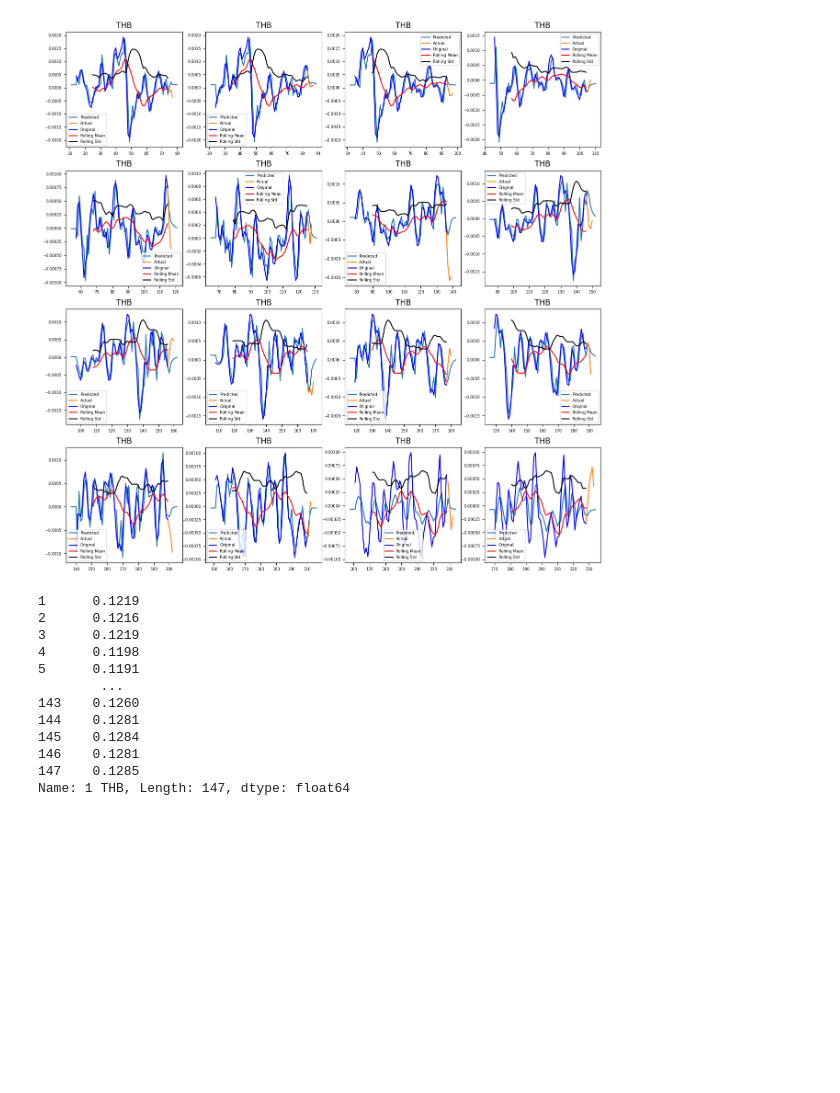
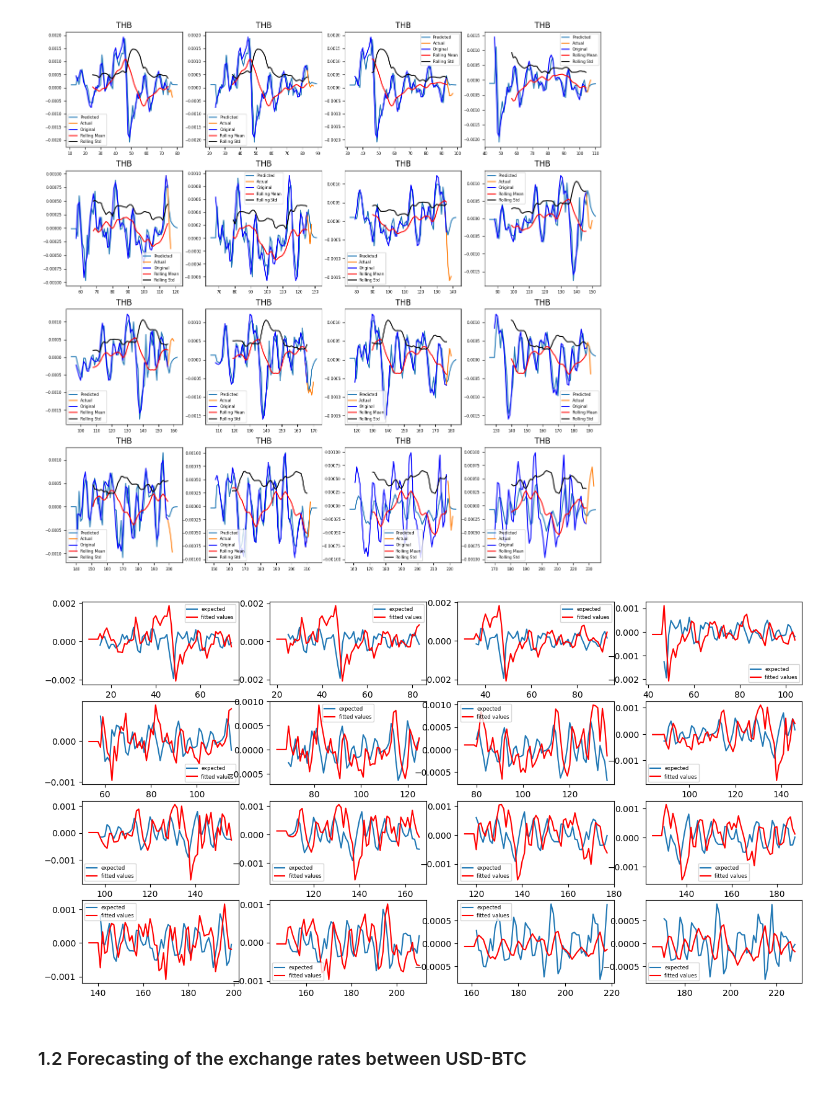
Before and after one commit to al3xkras/arima-python-examples, a Jupyter notebook: arima-currency-analysis/CurrencyAnalysis-ARIMA.ipynb, the cells around one changed output. Drawn from its saved outputs; the diff is of its cells as text; code cells hidden in the pictures; blank space fills up the shorter version.

Commit message:
Implement function: draw_validation_plot; Edit the CurrencyAnalysis class to analyze timeseries with Datetime index and integer index; Analyze the bitcoin dataset & plot predictions

```diff
--- a/arima-currency-analysis/CurrencyAnalysis-ARIMA.ipynb
+++ b/arima-currency-analysis/CurrencyAnalysis-ARIMA.ipynb
@@ -304,7 +301,9 @@ date_diff=15
 min_train_sampsize=30 #1 month
 
 fig,axes=plt.subplots(4,4,figsize=(15,15))
+validations=[]
 
+#The I model
 def I(df):
     shifted=log_m_mean(df_rolling(df))
     shifted.dropna(inplace=True)
@@ -319,13 +318,13 @@ def currency_analysis_iter(ax):
 
     ca.df[ca.col] = I(ca.df_log())
 
-    p=1
-    d=0
-    q=3
-    ca.arima_build(p,d,q,plot=False)
+    p=1 # AR order
+    d=0 # differencing order
+    q=3 # MA order
+    build_res=ca.arima_build(p,d,q,plot=False)
+    validations.append(build_res)
     ca.arima_predict(Integration_fun=I,ax=ax)
     ca.stationarity(adf_test=False,ax=ax)
-
 
 for _ax in axes:
     stop=False
@@ -339,20 +338,30 @@ for _ax in axes:
             break
     if stop:
         break
+
+fig.show()
 # %% [output]
 [figure]
-# %%
-ca.df_log()
-# %% [output]
-1      0.1219
-2      0.1216
-3      0.1219
-4      0.1198
-5      0.1191
-        ...
-143    0.1260
-144    0.1281
-145    0.1284
-146    0.1281
-147    0.1285
-Name: 1 THB, Length: 147, dtype: float64
+# %%
+def draw_validation_plot(validations):
+    fig1,axes1=plt.subplots(4,4,figsize=(15,8))
+
+    i=0
+    for _ax in axes1:
+        stop=False
+        for ax in _ax:
+            if i>=len(validations):
+                stop=True
+                break
+            val=validations[i]
+            i+=1
+            ax.plot(val[0],label="expected")
+            ax.plot(val[1], color='red',label="fitted values")
+            ax.legend(fontsize=6)
+
+    fig1.show()
+draw_validation_plot(validations)
+# %% [output]
+[figure, added]
+# %% [markdown]
+### 1.2  Forecasting of the exchange rates between USD-BTC
```
Also changed, not shown: parts of 12 cells of this notebook.
